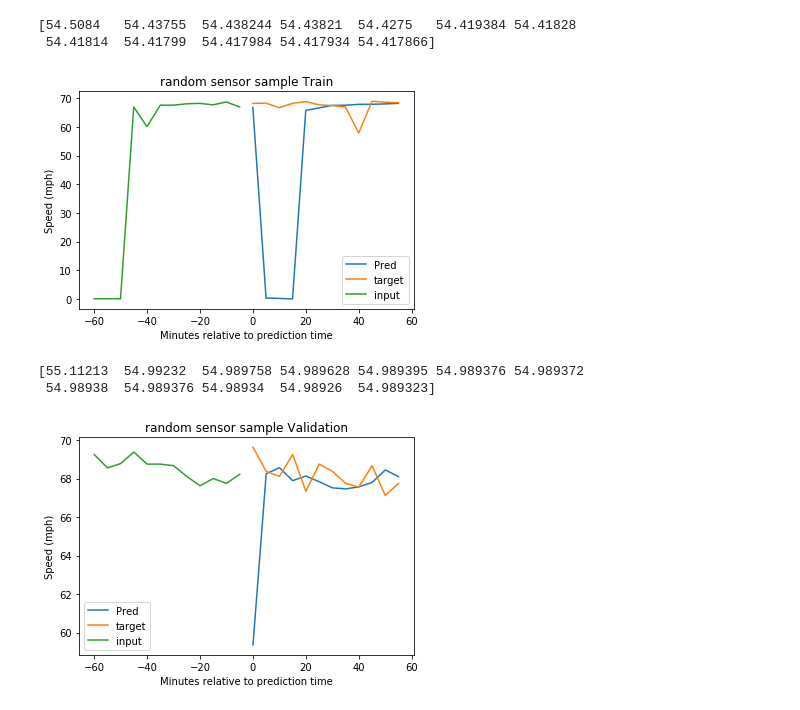
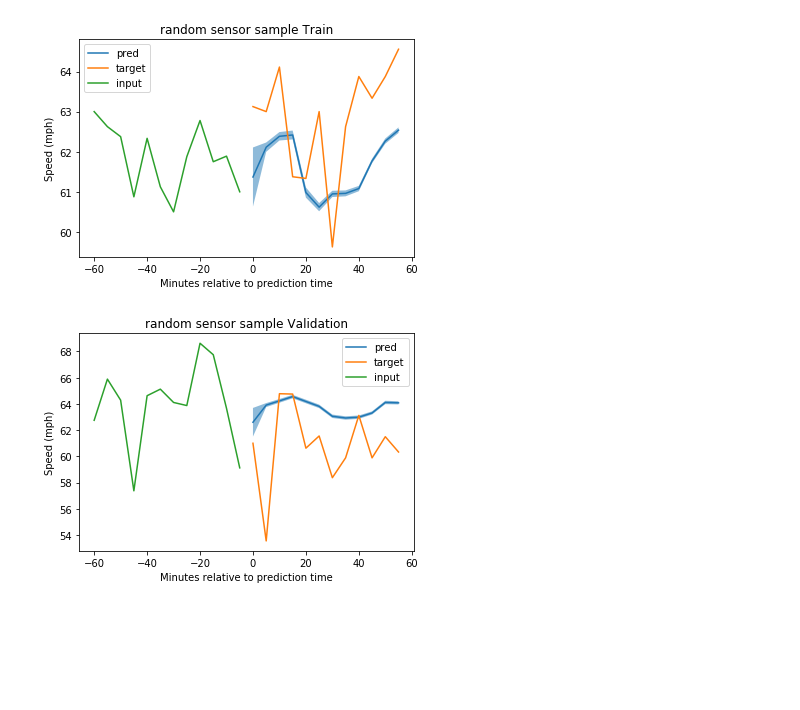
Before and after one commit to MyGitHubForks/DeepProbabilisticForecasting, a Jupyter notebook: ObservePredsVRNN.ipynb, the cells around one changed output. Cells and saved outputs as stored; diff of their text form; code cells hidden in the pictures; blank space fills up the shorter version.

```diff
--- a/ObservePredsVRNN.ipynb
+++ b/ObservePredsVRNN.ipynb
@@ -57,12 +62,21 @@ targetsT.shape
+# %%
+def getScaledSamples(generatorMean, generatorStd, dataMean, dataStd):
+    standardizedSamples = np.random.normal(generatorMean, generatorStd, size=(100, generatorMean.shape[0]))
+    samples = (standardizedSamples * dataStd) + dataMean
+    meanofsamples = np.mean(samples, axis=0)
+    stdofsamples = np.std(samples, axis=0)
+    return samples, meanofsamples, stdofsamples
 # %%
-def plotRandomInstance(preds,targets, datas, dataset):
+def plotRandomInstanceVRNN(means, stds, targets, datas, dataset, dataMean, dataStd):
     instance = np.random.randint(targets.shape[1])
     sensor = np.random.randint(targets.shape[2])
-    p = preds[:, instance, sensor]
+    m = means[:, instance, sensor]
+    std = stds[:, instance, sensor]
     t = targets[:, instance, sensor]
     d = datas[:,instance, sensor]
-    plt.plot(range(0,60, 5),p, label="Pred")
-    #plt.fill_between(range(0,60, 5),m-1.96*std, m+1.96*std)
+    predSamples, samplesMean, samplesStd = getScaledSamples(m, std, dataMean, dataStd)
+    plt.plot(range(0,60, 5),samplesMean, label="pred")
+    plt.fill_between(range(0,60, 5),samplesMean-1.96*samplesStd, samplesMean+1.96*samplesStd, alpha=0.5)
     plt.plot(range(0,60, 5),t, label="target")
     plt.plot(range(-60,0, 5), d, label="input")
     plt.legend()
@@ -70,33 +84,11 @@ def plotRandomInstance(preds,targets, datas, dataset):
     plt.ylabel("Speed (mph)")
     plt.title("random sensor sample {}".format(dataset))
     plt.show()
-# %%
-def plotRandomInstanceVRNN(means, stds, targets, datas, dataset):
-    instance = np.random.randint(targets.shape[1])
-    sensor = np.random.randint(targets.shape[2])
-    m = means[:, instance, sensor]
-    std = stds[:, instance, sensor]
-    t = targets[:, instance, sensor]
-    d = datas[:,instance, sensor]
-    print(std)
-    plt.plot(range(0,60, 5),m, label="Pred")
-    #plt.fill_between(range(0,60, 5),m-1.96*std, m+1.96*std)
-    plt.plot(range(0,60, 5),t, label="target")
-    plt.plot(range(-60,0, 5), d, label="input")
-    plt.legend()
-    plt.xlabel("Minutes relative to prediction time")
-    plt.ylabel("Speed (mph)")
-    plt.title("random sensor sample {}".format(dataset))
-    plt.show()
 # %%
-plotRandomInstanceVRNN(meansT,stdsT, targetsT, datasT, "Train")
+plotRandomInstanceVRNN(meansT,stdsT, targetsT, datasT, "Train", trainDataMean, trainDataStd)
 # %% [output]
-[54.5084   54.43755  54.438244 54.43821  54.4275   54.419384 54.41828
- 54.41814  54.41799  54.417984 54.417934 54.417866]
-[figure, old version]
+[figure, new version]
 # %%
-plotRandomInstanceVRNN(meansV, stdsV, targetsV, datasV, "Validation")
+plotRandomInstanceVRNN(meansV, stdsV, targetsV, datasV, "Validation", valDataMean, valDataStd)
 # %% [output]
-[55.11213  54.99232  54.989758 54.989628 54.989395 54.989376 54.989372
- 54.98938  54.989376 54.98934  54.98926  54.989323]
-[figure, old version]
+[figure, new version]
```
Also changed, not shown: parts of 10 cells of this notebook.
